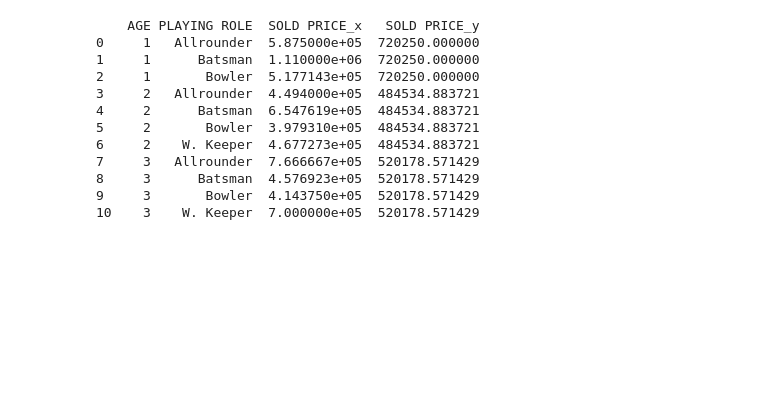
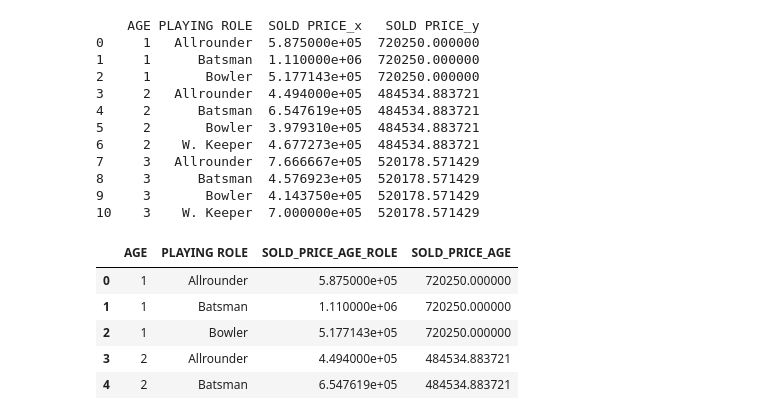
Before and after one commit to atultiwari01/ML_Learning, a Jupyter notebook: learning_DataFrames.ipynb, the cells around one changed output. Saved outputs shown, nothing was run; the diff lists cells and outputs as text; code cells hidden in the pictures; blank space fills up the shorter version.

```diff
--- a/learning_DataFrames.ipynb
+++ b/learning_DataFrames.ipynb
@@ -292,3 +292,13 @@ print(soldprice_comparison)
 8     3      Batsman  4.576923e+05  520178.571429
 9     3       Bowler  4.143750e+05  520178.571429
 10    3    W. Keeper  7.000000e+05  520178.571429
+# %%
+soldprice_comparison.rename(columns={'SOLD PRICE_x': 'SOLD_PRICE_AGE_ROLE','SOLD PRICE_y':'SOLD_PRICE_AGE'},inplace=True)
+soldprice_comparison.head(5)
+# %% [output]
+|  | AGE | PLAYING ROLE | SOLD_PRICE_AGE_ROLE | SOLD_PRICE_AGE |
+| 0 | 1 | Allrounder | 5.875000e+05 | 720250.000000 |
+| 1 | 1 | Batsman | 1.110000e+06 | 720250.000000 |
+| 2 | 1 | Bowler | 5.177143e+05 | 720250.000000 |
+| 3 | 2 | Allrounder | 4.494000e+05 | 484534.883721 |
+| 4 | 2 | Batsman | 6.547619e+05 | 484534.883721 |
```
Also changed, not shown: parts of 1 cell of this notebook.
